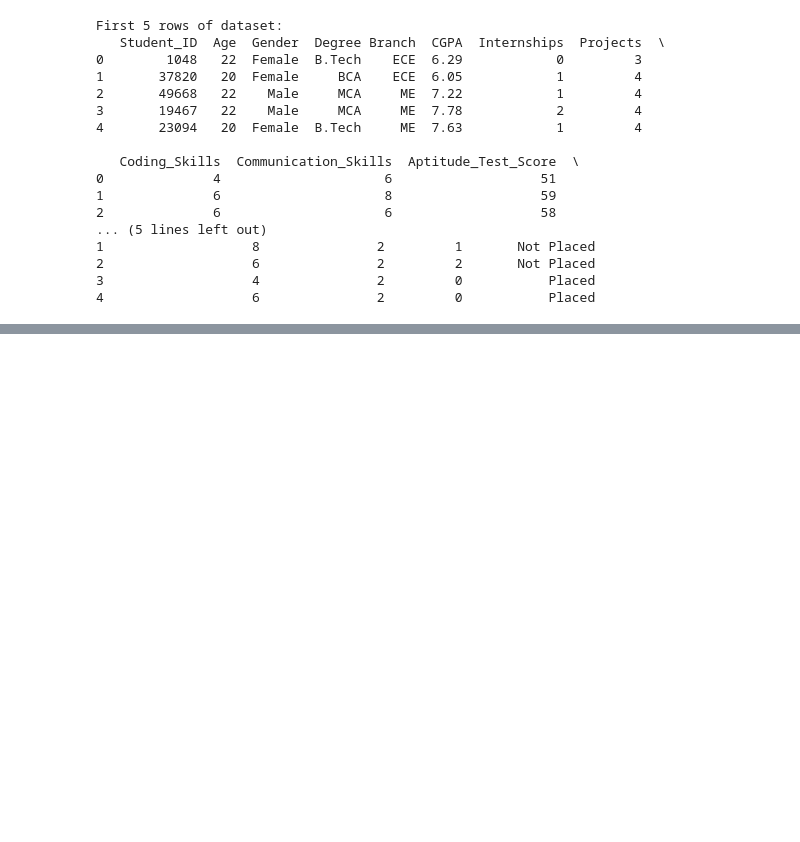
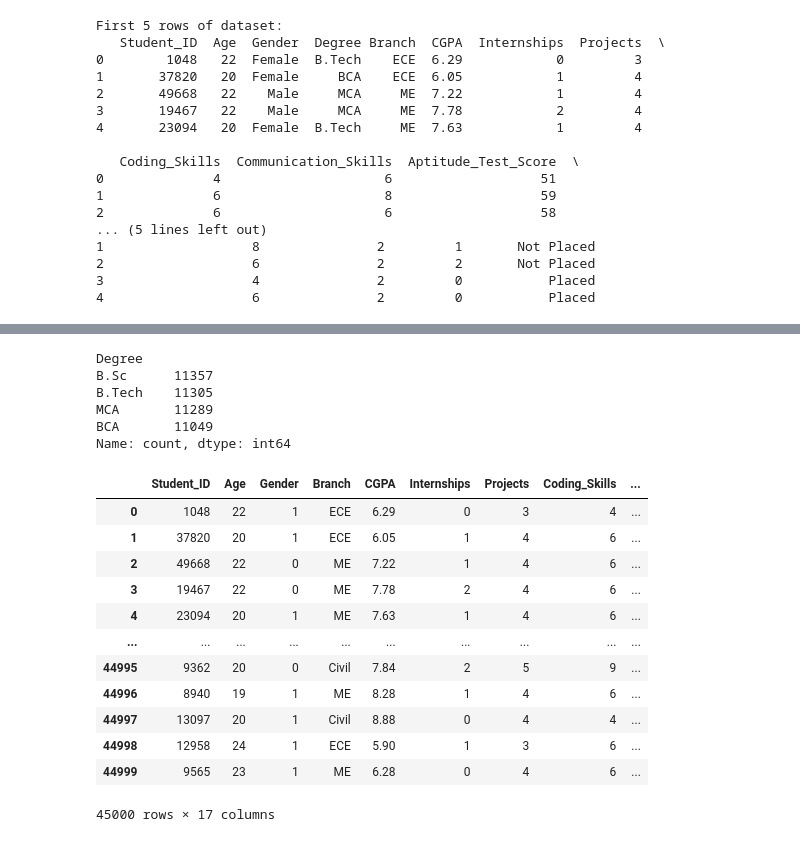
Before and after one commit to AbhishekBhavnani2003/Classification_Models, a Jupyter notebook: placement_model.ipynb, the cells around one changed output, grey strips where cells are left out. Saved outputs shown, nothing was run; the diff lists cells and outputs as text; code cells hidden in the pictures; blank space fills up the shorter version.

Commit message:
Placement Model Completion

```diff
--- a/placement_model.ipynb
+++ b/placement_model.ipynb
@@ -59,0 +117,15 @@ First 5 rows of dataset:
+# %%
+# Converting Gender into numberical value for model training
+# we are using map as it is binary category data
+
+# To Prevent from whitespace , casing mismatch issue
+data["Gender"] = (
+    data["Gender"]
+    .str.strip()      # remove spaces
+    .str.lower()      # convert to lowercase
+)
+
+data["Gender"] = data["Gender"].map({
+    "male": 0,
+    "female": 1
+})
@@ -59,0 +147,31 @@ First 5 rows of dataset:
+# %%
+data["Degree"].value_counts()
+# %% [output]
+Degree
+B.Sc      11357
+B.Tech    11305
+MCA       11289
+BCA       11049
+Name: count, dtype: int64
+# %%
+# For Degree , we will not use map as it leads to ranking misconception for multi category data
+
+# We will use get_dummies for encoding
+data = pd.get_dummies(data, columns=["Degree"], dtype=int , drop_first= True)
+# drop first will reduce one column as it is undersatndle , n columns will be now n-1 column
+# %%
+data
+# %% [output]
+|  | Student_ID | Age | Gender | Branch | CGPA | Internships | Projects | Coding_Skills | ... |
+| 0 | 1048 | 22 | 1 | ECE | 6.29 | 0 | 3 | 4 | ... |
+| 1 | 37820 | 20 | 1 | ECE | 6.05 | 1 | 4 | 6 | ... |
+| 2 | 49668 | 22 | 0 | ME | 7.22 | 1 | 4 | 6 | ... |
+| 3 | 19467 | 22 | 0 | ME | 7.78 | 2 | 4 | 6 | ... |
+| 4 | 23094 | 20 | 1 | ME | 7.63 | 1 | 4 | 6 | ... |
+| ... | ... | ... | ... | ... | ... | ... | ... | ... | ... |
+| 44995 | 9362 | 20 | 0 | Civil | 7.84 | 2 | 5 | 9 | ... |
+| 44996 | 8940 | 19 | 1 | ME | 8.28 | 1 | 4 | 6 | ... |
+| 44997 | 13097 | 20 | 1 | Civil | 8.88 | 0 | 4 | 4 | ... |
+| 44998 | 12958 | 24 | 1 | ECE | 5.90 | 1 | 3 | 6 | ... |
+| 44999 | 9565 | 23 | 1 | ME | 6.28 | 0 | 4 | 6 | ... |
+45000 rows × 17 columns
```
Also changed, not shown: parts of 31 cells of this notebook.
